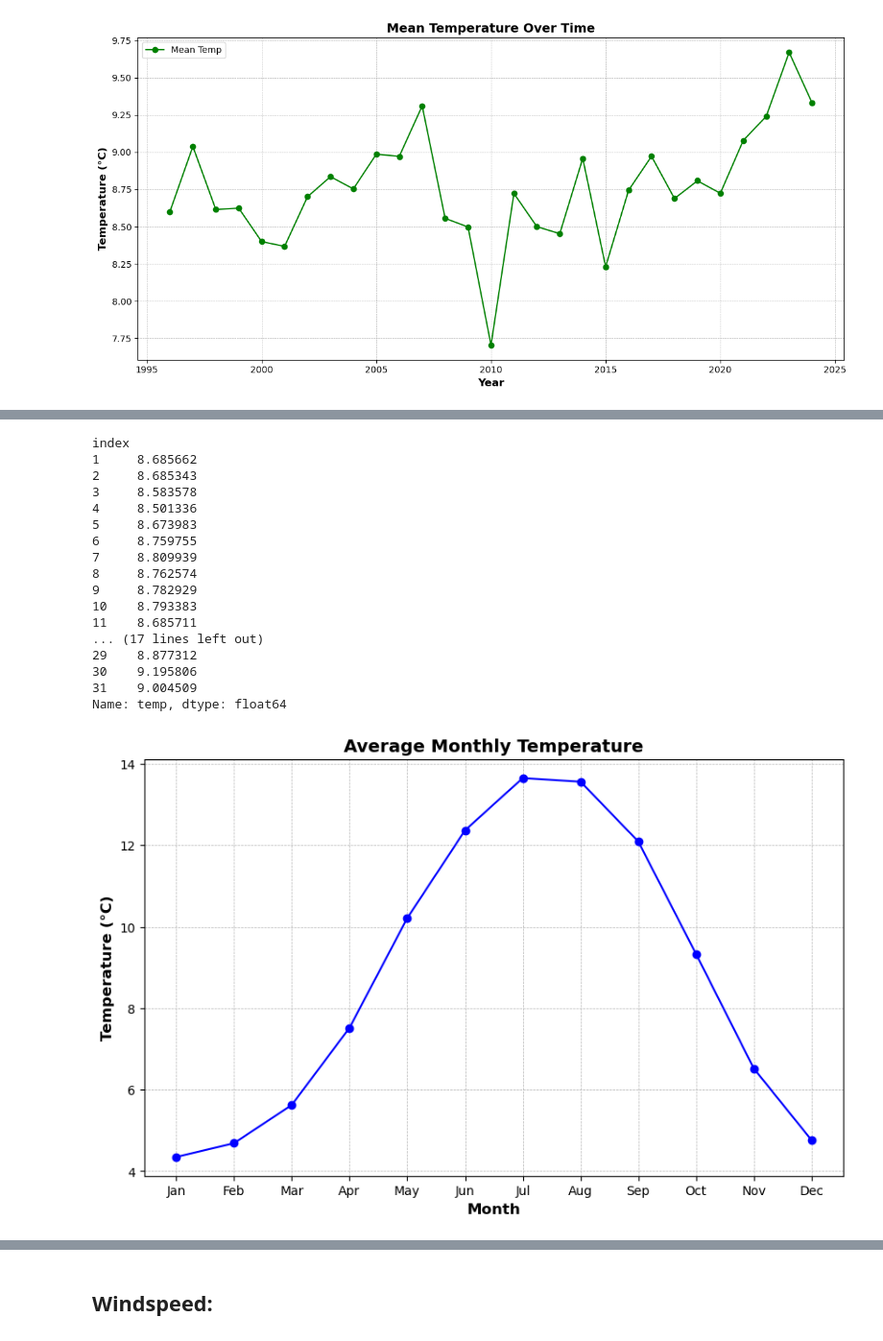
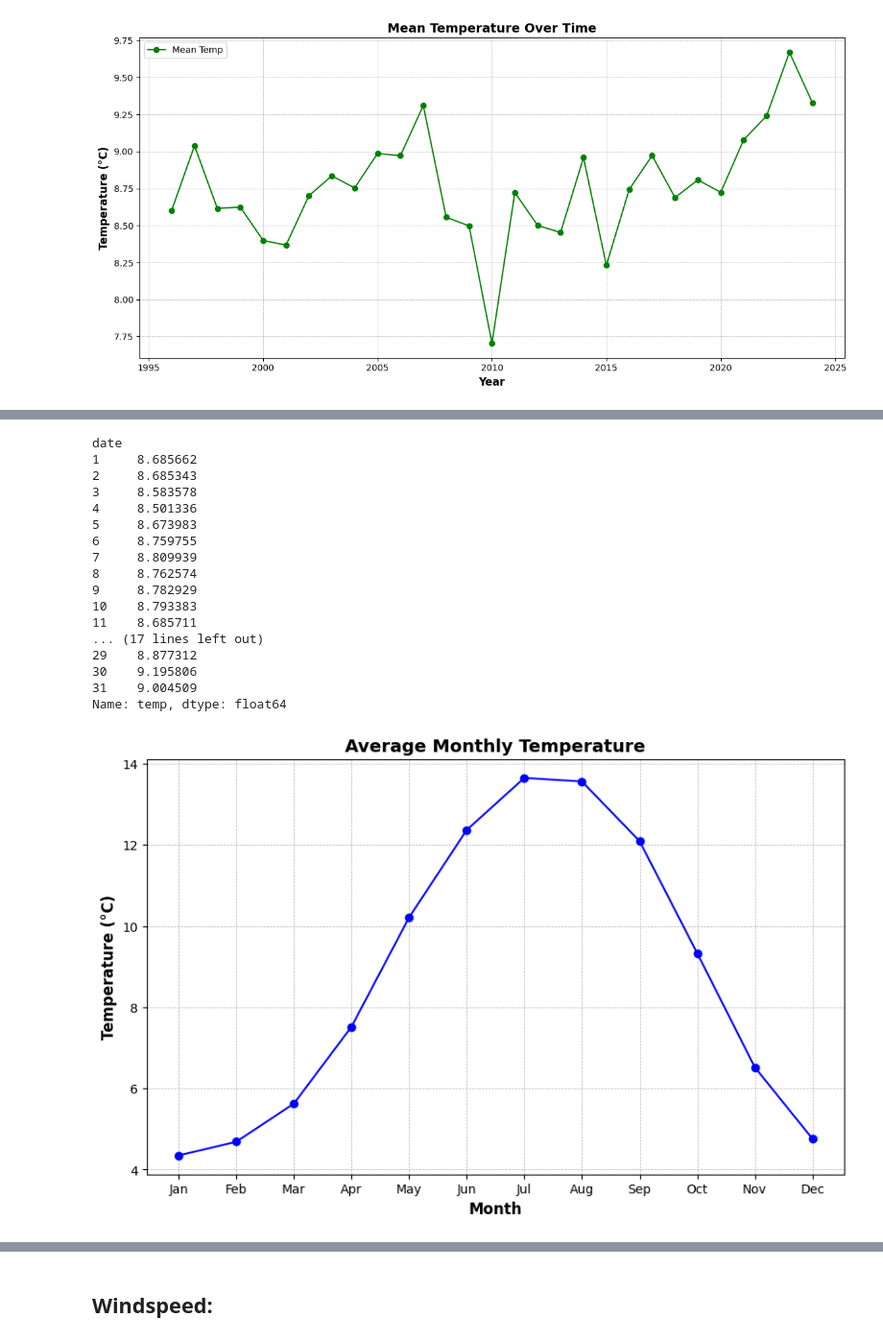
Before and after one commit to L-g00438909/PFDA_assignments, a Jupyter notebook: assignment_6_weather.ipynb, the cells around one changed output, grey strips where cells are left out. Shown at 96% size. Cells and saved outputs as stored; diff of their text form; code cells hidden in the pictures.

```diff
--- a/assignment_6_weather.ipynb
+++ b/assignment_6_weather.ipynb
@@ -80,5 +78,5 @@ Name: index, Length: 248394, dtype: datetime64[ns]
 # %%
-df['index'] = pd.to_datetime(df['index'], format='%Y-%m-%d %H:%M:%S')
+df.index = pd.to_datetime(df.index, format='%Y-%m-%d %H:%M:%S')
 # %%
 df.head()
 # %% [output]
@@ -237,10 +231,11 @@ plt.show()
 # %%
 # calculate daily mean temperature
 
-daily_mean_temp=df.groupby(df['index'].dt.day)['temp'].mean()
+daily_mean_temp = df.groupby(df.index.day)['temp'].mean()
+
 print(daily_mean_temp)
 # %% [output]
-index
+date
 1     8.685662
 2     8.685343
 3     8.583578
@@ -260,22 +255,22 @@ Name: temp, dtype: float64
 # %%
 # plot the mean monthly temperature
 
 
 months=['Jan', 'Feb', 'Mar', 'Apr', 'May', 'Jun', 'Jul', 'Aug', 'Sep', 'Oct', 'Nov', 'Dec']
 
 # Group by month and calculate the mean temperature
-monthly_mean_temp = df.groupby(df['index'].dt.month)['temp'].mean()
+monthly_mean_temp = df.groupby(df.index.month)['temp'].mean()
 
 # Plot the monthly mean temperature
 monthly_mean_temp.plot(figsize=(10, 6), marker='o', color='blue')
 plt.title('Average Monthly Temperature', fontsize=14, fontweight='bold')
 plt.xlabel('Month', fontsize=12, fontweight='bold')
 plt.xticks(monthly_mean_temp.index, labels=months)
 plt.ylabel('Temperature (°C)', fontsize=12, fontweight='bold')
 plt.grid(True, linestyle='--', linewidth=0.5)
 plt.show()
 # %% [output]
-[figure, old version]
+[figure, new version]
 # %%
 # calculate mean monthly temperature
 
```
Also changed, not shown: parts of 18 cells of this notebook, 3 other files.
